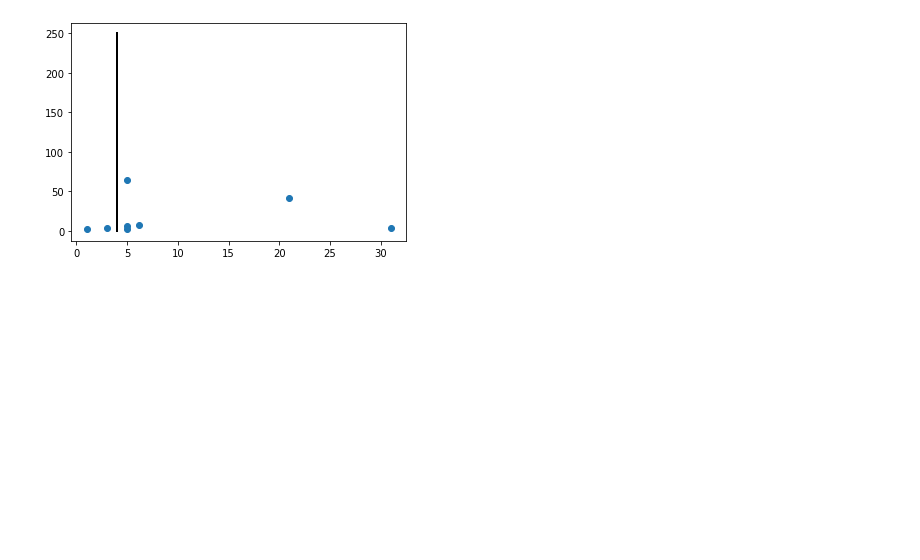
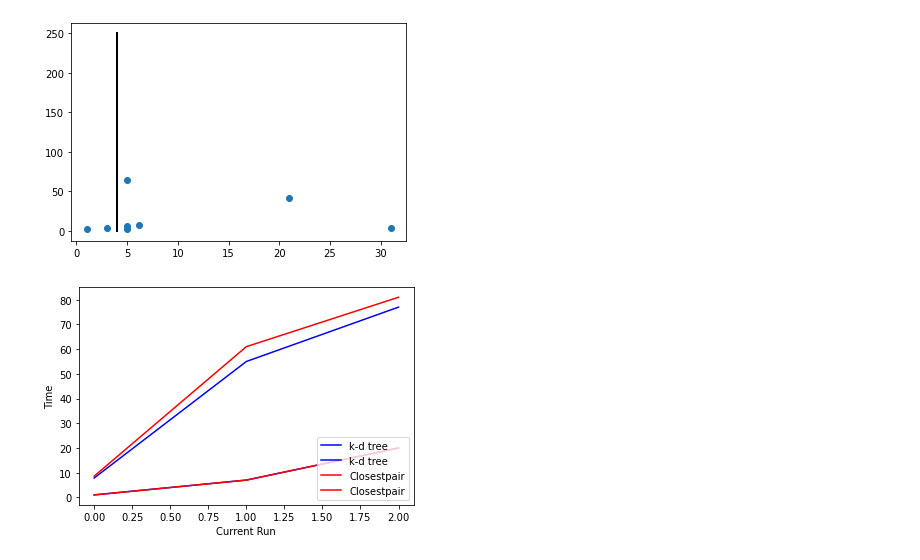
Before and after one commit to Player514/algdes-labs, a Jupyter notebook: closest-points/src/ClosestPair.ipynb, the cells around one changed output. Saved outputs shown, nothing was run; the diff lists cells and outputs as text; code cells hidden in the pictures; blank space fills up the shorter version.

```diff
--- a/closest-points/src/ClosestPair.ipynb
+++ b/closest-points/src/ClosestPair.ipynb
@@ -127,3 +127,31 @@ plt.scatter(x,y)
 plt.show()
 # %% [output]
 [figure]
+# %%
+import matplotlib.pyplot as plt
+
+#points = [(7.85,8.6),(55,61),(77,81),()]
+#[1,7,20]
+#avg = [(7.85, 8.6), (7.85, 8.7),(7.85, 9.05)]
+#x = []
+#y = []
+#for i in avg:
+#    x.append(i[0])
+#    y.append(i[1])
+
+
+x = [(7.85,1),(55,7),(77,20)]
+y = [(8.6,1),(61,7),(81,20)]
+
+plt.plot(x,label='k-d tree', c = 'b')
+plt.plot(y,label='Closestpair',c = 'r')
+#plt.plot(x,'bo')
+#plt.plot(y,'ro')
+plt.ylabel('Time')
+plt.xlabel('Current Run')
+#plt.ylim((0,10))
+leg = plt.legend(loc = 4)
+#plt.hist(points)
+plt.show()
+# %% [output]
+[figure, added]
```
Also changed, not shown: parts of 1 cell of this notebook, 13 other files.
